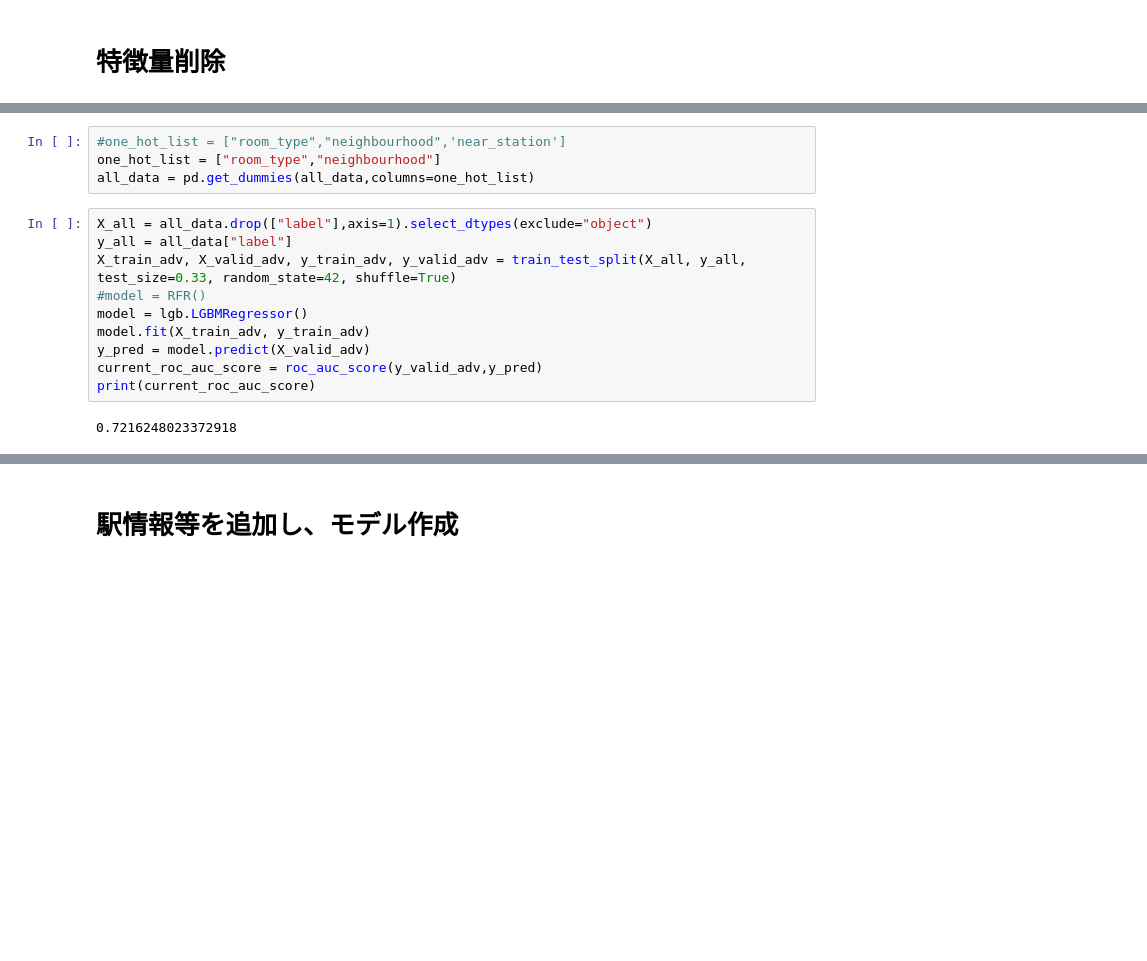
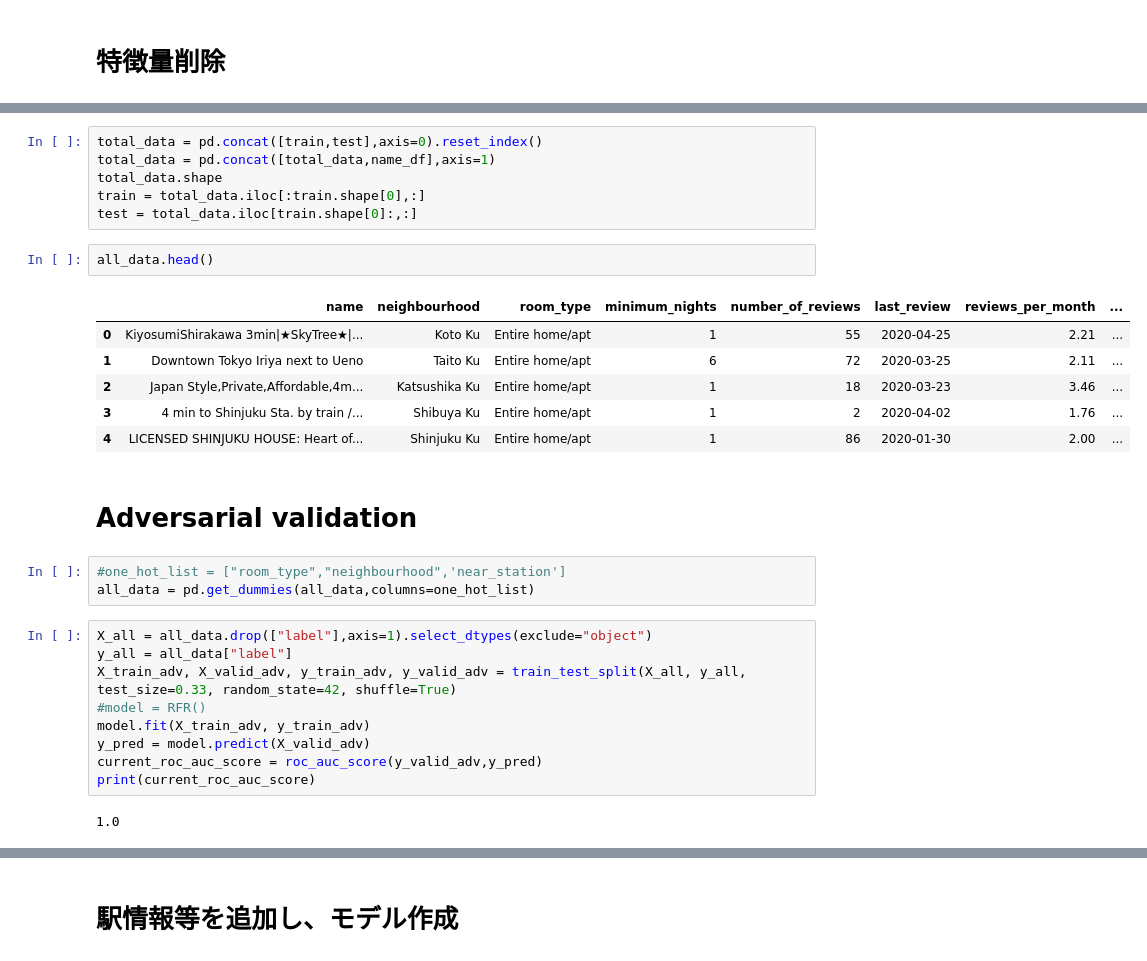
Before and after one commit to Kaito-Kajiyama/probspace-airbnb, a Jupyter notebook: baseline.ipynb, the cells around one changed output, grey strips where cells are left out. Saved outputs shown, nothing was run; the diff lists cells and outputs as text; blank space fills up the shorter version.

```diff
--- a/baseline.ipynb
+++ b/baseline.ipynb
@@ -76,19 +100,34 @@ Index(['name', 'neighbourhood', 'room_type', 'minimum_nights',
+# %%
+total_data = pd.concat([train,test],axis=0).reset_index()
+total_data = pd.concat([total_data,name_df],axis=1)
+total_data.shape
+train = total_data.iloc[:train.shape[0],:]
+test = total_data.iloc[train.shape[0]:,:]
+# %%
+all_data.head()
+# %% [output]
+|  | name | neighbourhood | room_type | minimum_nights | number_of_reviews | last_review | reviews_per_month | ... |
+| 0 | KiyosumiShirakawa 3min|★SkyTree★|... | Koto Ku | Entire home/apt | 1 | 55 | 2020-04-25 | 2.21 | ... |
+| 1 | Downtown Tokyo Iriya next to Ueno | Taito Ku | Entire home/apt | 6 | 72 | 2020-03-25 | 2.11 | ... |
+| 2 | Japan Style,Private,Affordable,4m... | Katsushika Ku | Entire home/apt | 1 | 18 | 2020-03-23 | 3.46 | ... |
+| 3 | 4 min to Shinjuku Sta. by train /... | Shibuya Ku | Entire home/apt | 1 | 2 | 2020-04-02 | 1.76 | ... |
+| 4 | LICENSED SHINJUKU HOUSE: Heart of... | Shinjuku Ku | Entire home/apt | 1 | 86 | 2020-01-30 | 2.00 | ... |
+# %% [markdown]
+# Adversarial validation
 # %%
 #one_hot_list = ["room_type","neighbourhood",'near_station']
-one_hot_list = ["room_type","neighbourhood"]
 all_data = pd.get_dummies(all_data,columns=one_hot_list)
 # %%
 X_all = all_data.drop(["label"],axis=1).select_dtypes(exclude="object")
 y_all = all_data["label"]
 X_train_adv, X_valid_adv, y_train_adv, y_valid_adv = train_test_split(X_all, y_all, test_size=0.33, random_state=42, shuffle=True)
 #model = RFR()
-model = lgb.LGBMRegressor()
 model.fit(X_train_adv, y_train_adv)
 y_pred = model.predict(X_valid_adv)
 current_roc_auc_score = roc_auc_score(y_valid_adv,y_pred)
 print(current_roc_auc_score)
 # %% [output]
-0.7216248023372918
+1.0
 # %%
 for column in all_data.drop("label",axis=1).select_dtypes(exclude="object").columns:
     X_all = all_data.drop(["label",column],axis=1).select_dtypes(exclude="object")
```
Also changed, not shown: parts of 15 cells of this notebook.
